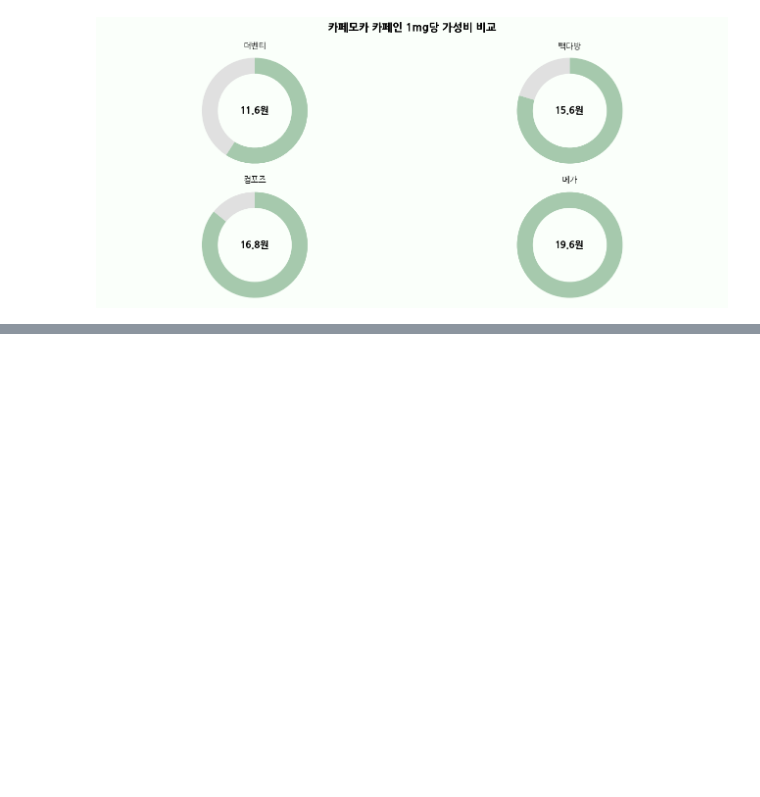
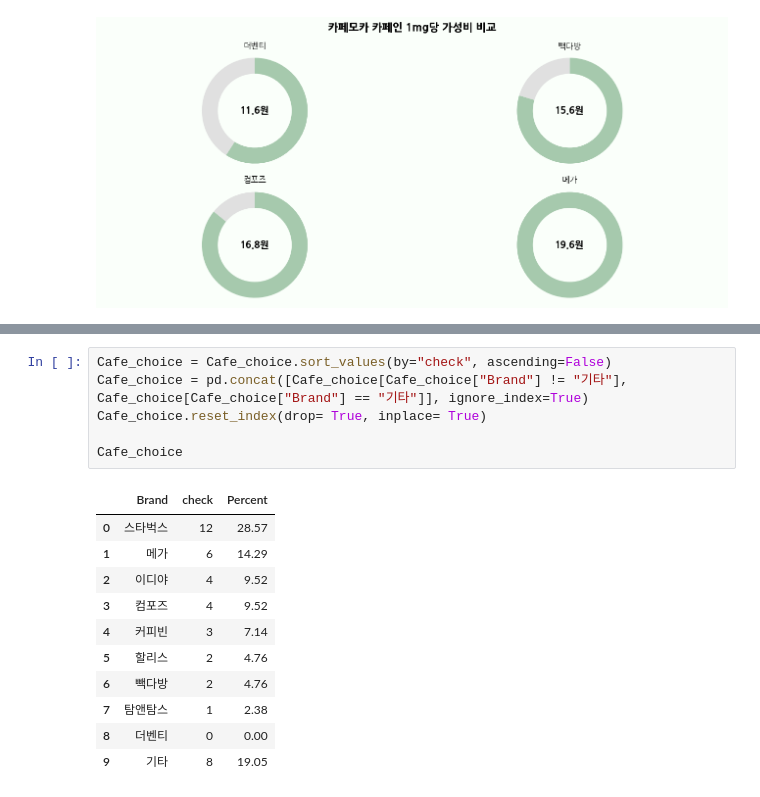
Before and after one commit to addinedu-ros-10th/eda-repo-1, a Jupyter notebook: programs/visualization.ipynb, the cells around one changed output, grey strips where cells are left out. Drawn from its saved outputs; the diff is of its cells as text; blank space fills up the shorter version.

```diff
--- a/programs/visualization.ipynb
+++ b/programs/visualization.ipynb
@@ -365,0 +383,18 @@ plt.show()
+# %%
+Cafe_choice = Cafe_choice.sort_values(by="check", ascending=False)
+Cafe_choice = pd.concat([Cafe_choice[Cafe_choice["Brand"] != "기타"], Cafe_choice[Cafe_choice["Brand"] == "기타"]], ignore_index=True)
+Cafe_choice.reset_index(drop= True, inplace= True)
+
+Cafe_choice
+# %% [output]
+|  | Brand | check | Percent |
+| 0 | 스타벅스 | 12 | 28.57 |
+| 1 | 메가 | 6 | 14.29 |
+| 2 | 이디야 | 4 | 9.52 |
+| 3 | 컴포즈 | 4 | 9.52 |
+| 4 | 커피빈 | 3 | 7.14 |
+| 5 | 할리스 | 2 | 4.76 |
+| 6 | 빽다방 | 2 | 4.76 |
+| 7 | 탐앤탐스 | 1 | 2.38 |
+| 8 | 더벤티 | 0 | 0.00 |
+| 9 | 기타 | 8 | 19.05 |
```
Also changed, not shown: parts of 2 cells of this notebook, 1 other file.
